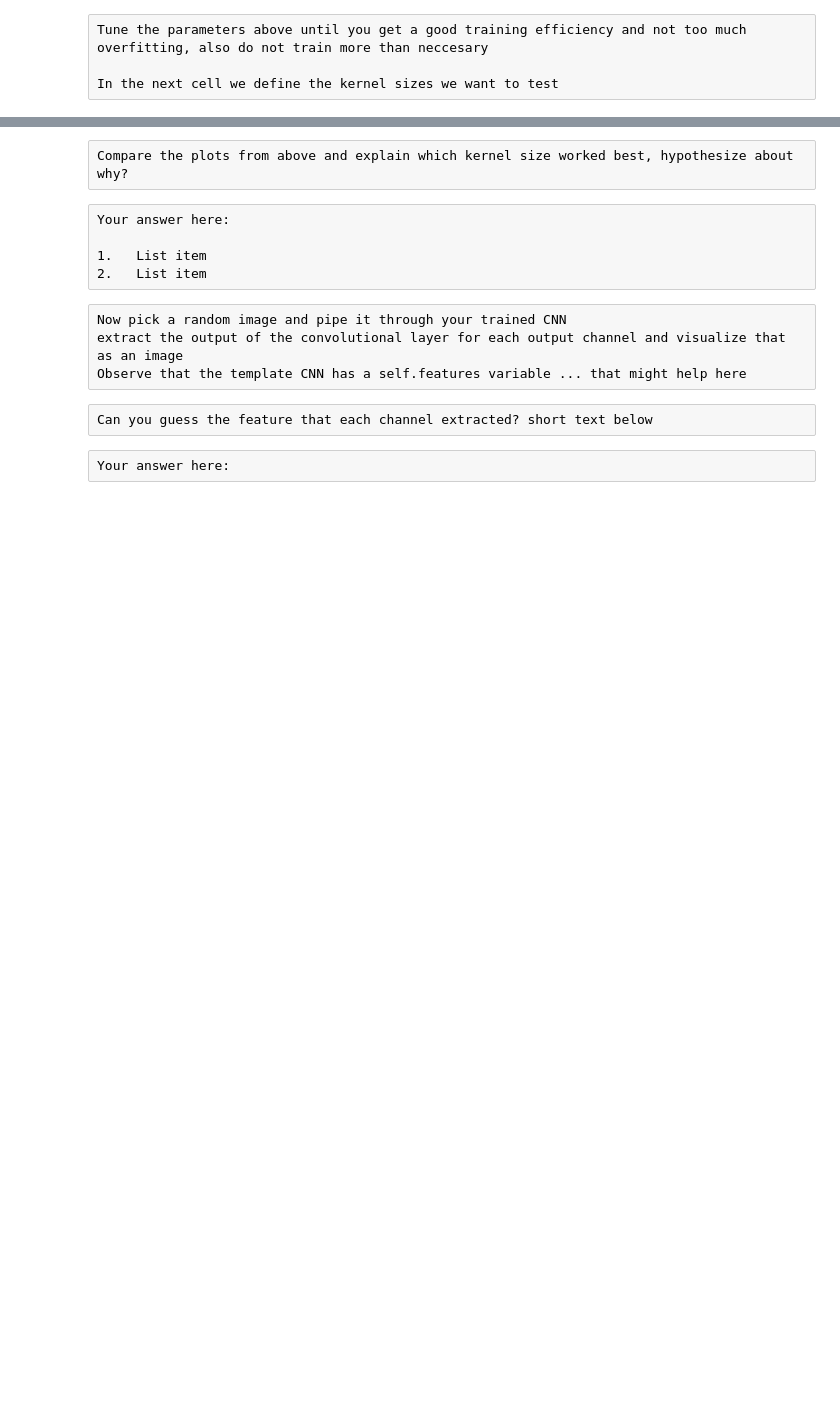
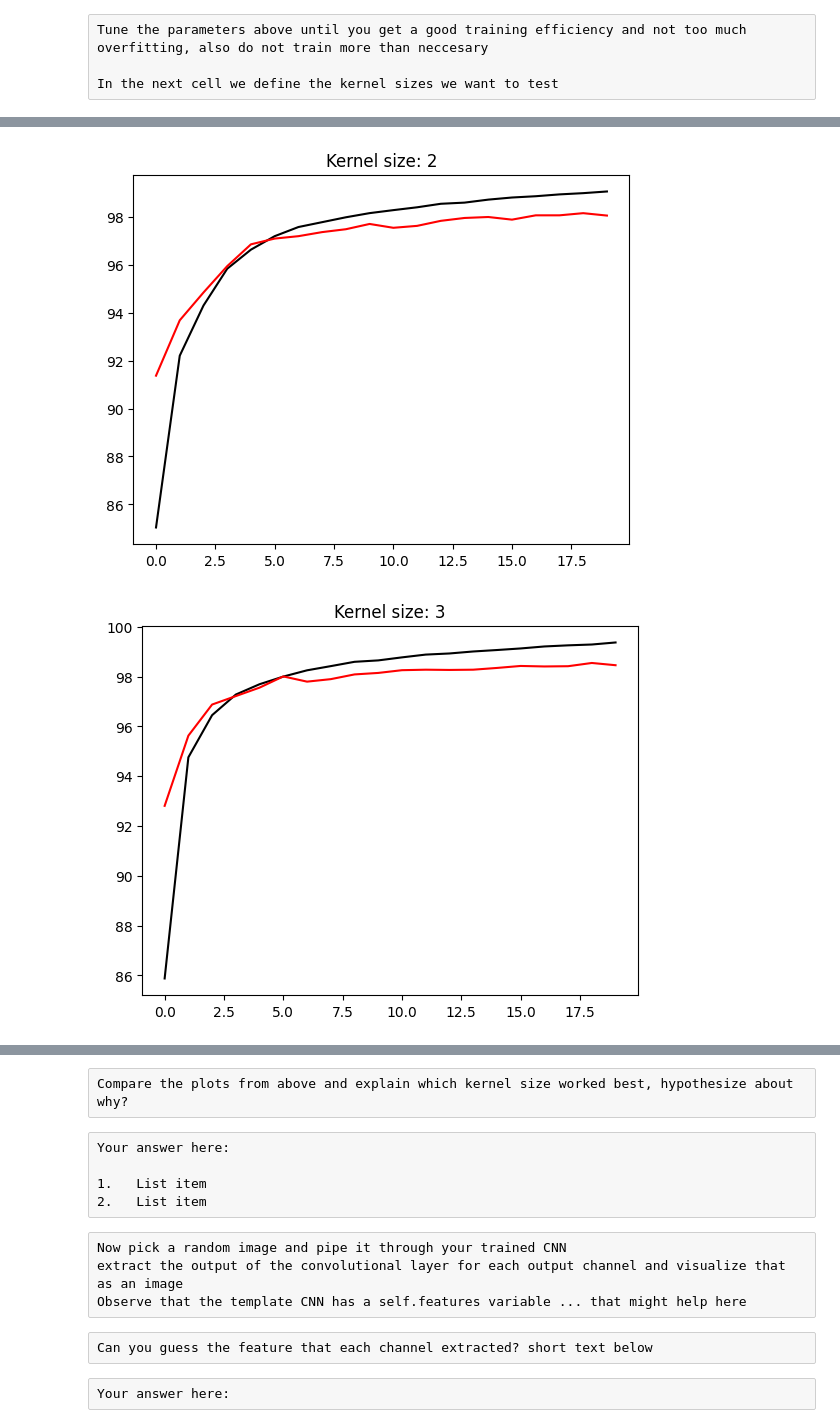
Before and after one commit to Ahmadar91/ML, a Jupyter notebook: Lab_4_Convolutional_Neural_Networks.ipynb, the cells around one changed output, grey strips where cells are left out. Saved outputs shown, nothing was run; the diff lists cells and outputs as text; code cells hidden in the pictures; blank space fills up the shorter version.

```diff
--- a/Lab_4_Convolutional_Neural_Networks.ipynb
+++ b/Lab_4_Convolutional_Neural_Networks.ipynb
@@ -269,13 +260,31 @@ for kernelSize in kernelSizes:
     trainAccuracy=list()
     testAccuracy=list()
     #instantiate your CNN using kernel size
+    trainAccuracy = list()
+    testAccuracy = list()
 
+    model = MyCNN(kernelSize)
     #define optimizer and loss function
+    optimizer = optim.SGD(model.parameters(), lr=learning_rate, momentum=momentum)
+    criterion = nn.CrossEntropyLoss()
 
     #train and test - you can copy the code
+    for epoch in range(n_epochs):
+        train_accuracy = train(model, train_loader, criterion, optimizer)
+        trainAccuracy.append(train_accuracy)
 
+        test_accuracy = test(model, test_loader)
+        testAccuracy.append(test_accuracy)
+
+        print(f'Epoch {epoch+1}, Train Accuracy: {train_accuracy:.2f}%, Test Accuracy: {test_accuracy:.2f}%')
+
+    print('Finished Training')
     #now plot this
-    figure()
-    plot(trainAccuracy,'k')
-    plot(testAccuracy,'r')
+    plt.plot(trainAccuracy, 'k', label='Training Accuracy')
+    plt.plot(testAccuracy, 'r', label='Testing Accuracy')
     title("Kernel size: "+str(kernelSize))
+    plt.xlabel('Epochs')
+    plt.ylabel('Accuracy (%)')
+    plt.legend(loc='upper right')
+    plt.show()
+# %% [output]
@@ -281,0 +308,2 @@ for kernelSize in kernelSizes:
+[figure, added]
+[figure, added]
```
Also changed, not shown: parts of 9 cells of this notebook.
